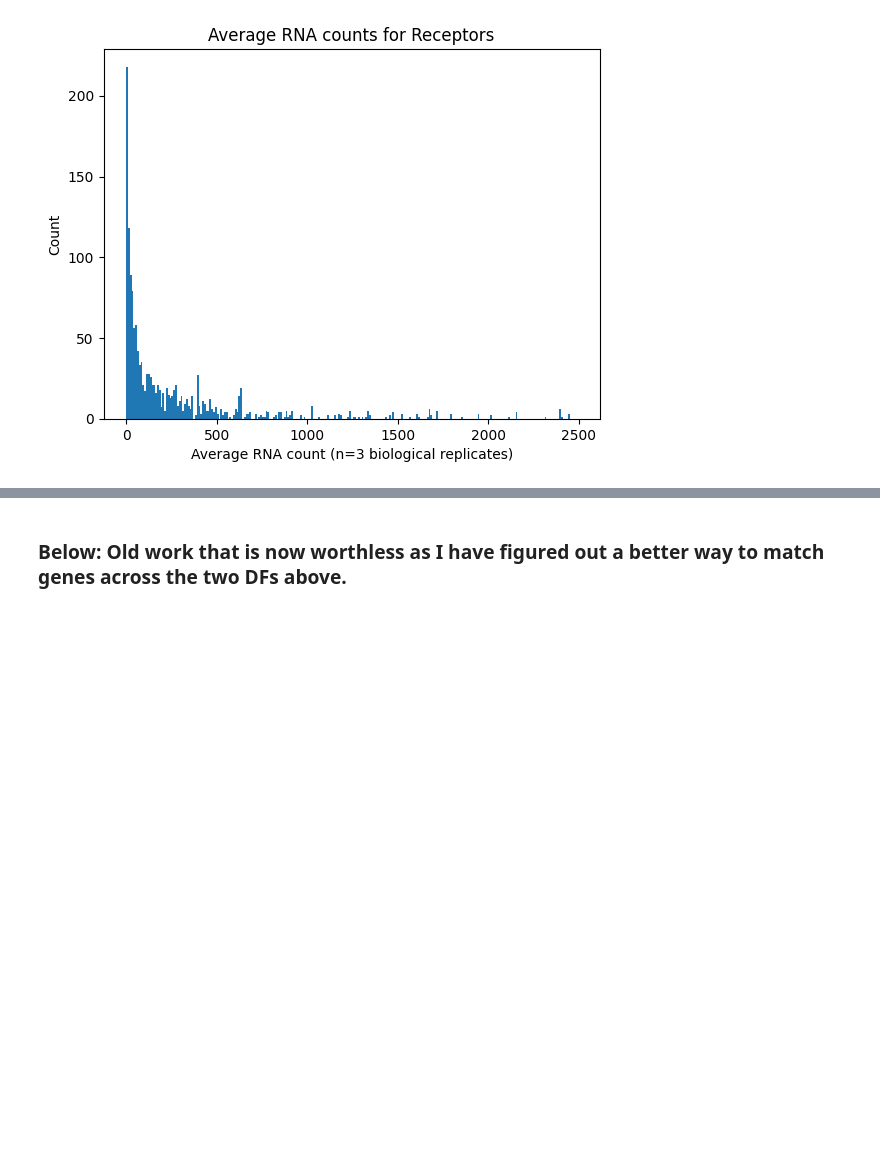
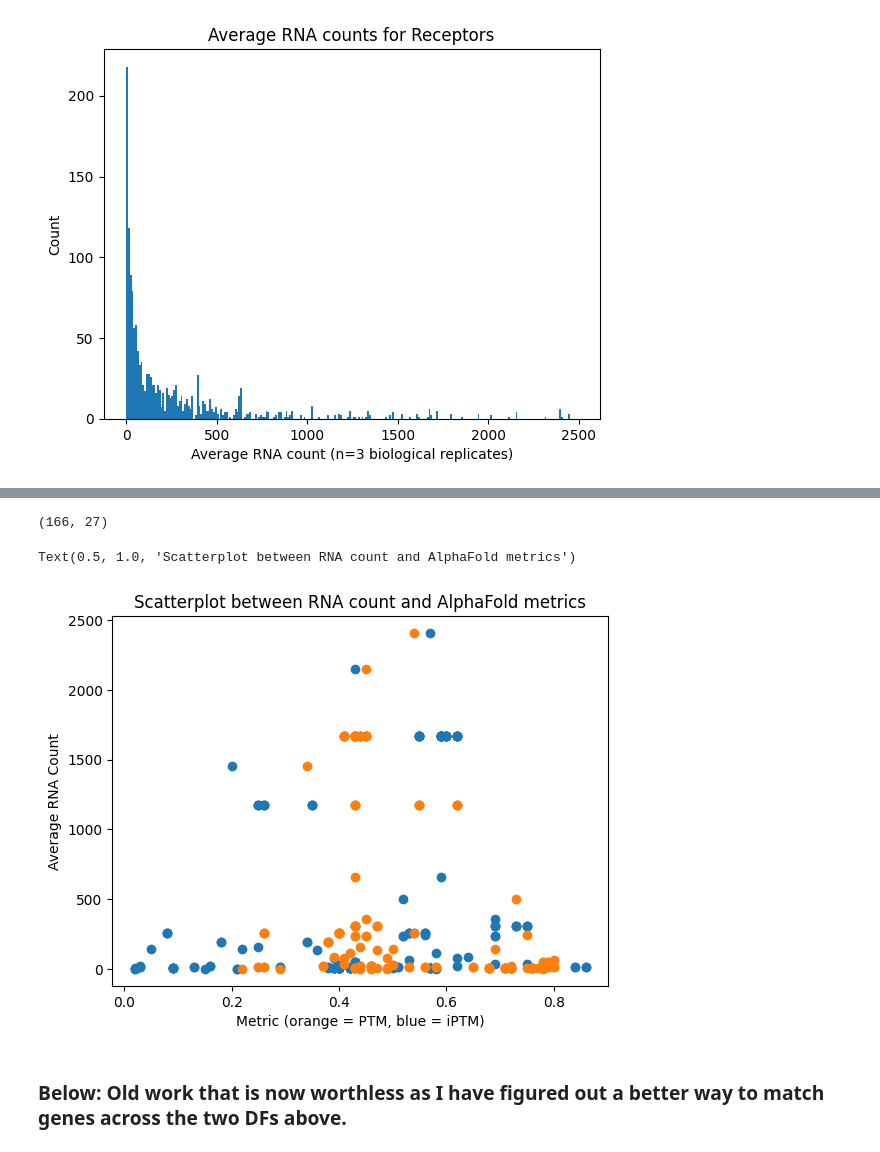
Before and after one commit to jonazhu/nematostella_protpred, a Jupyter notebook: rnaseq/find_genes_rnaseq.ipynb, the cells around one changed output, grey strips where cells are left out. Drawn from its saved outputs; the diff is of its cells as text; code cells hidden in the pictures; blank space fills up the shorter version.

```diff
--- a/rnaseq/find_genes_rnaseq.ipynb
+++ b/rnaseq/find_genes_rnaseq.ipynb
@@ -136,3 +136,7 @@ plt.title("Average RNA counts for Receptors")
 # %% [output]
 Text(0.5, 1.0, 'Average RNA counts for Receptors')
 [figure]
+# %%
+af_glw1_res = pd.read_csv("../extract/results.csv")
+af_glw6_res = pd.read_csv("../extract/results_GLW6.csv")
+af_glw1_res.head()
@@ -138,0 +150,4 @@ Text(0.5, 1.0, 'Average RNA counts for Receptors')
+# %%
+af_glw1_res["gene_id"] = [g[5:11] for g in af_glw1_res["names"]]
+af_glw6_res["gene_id"] = [g[5:11] for g in af_glw6_res["names"]]
+af_glw1_res.head()
@@ -138,0 +161,3 @@ Text(0.5, 1.0, 'Average RNA counts for Receptors')
+# %%
+gpcr_af_glw1_res = gpcrs.merge(af_glw1_res, left_on="gene_id", right_on="gene_id")
+gpcr_af_glw1_res.head()
@@ -139,3 +172,16 @@ Text(0.5, 1.0, 'Average RNA counts for Receptors')
+# %%
+gpcr_af_glw1_res.shape
+# %% [output]
+(166, 27)
+# %%
+plt.scatter(y=gpcr_af_glw1_res["avg_counts"], x=gpcr_af_glw1_res["iptm"])
+plt.scatter(y=gpcr_af_glw1_res["avg_counts"], x=gpcr_af_glw1_res["ptm"])
+plt.ylabel("Average RNA Count")
+plt.xlabel("Metric (orange = PTM, blue = iPTM)")
+plt.title("Scatterplot between RNA count and AlphaFold metrics")
+# %% [output]
+Text(0.5, 1.0, 'Scatterplot between RNA count and AlphaFold metrics')
+[figure, added]
 # %% [markdown]
 ### Below: Old work that is now worthless as I have figured out a better way to match genes across the two DFs above.
 # %%
```
Also changed, not shown: parts of 5 cells of this notebook, 38 other files.
